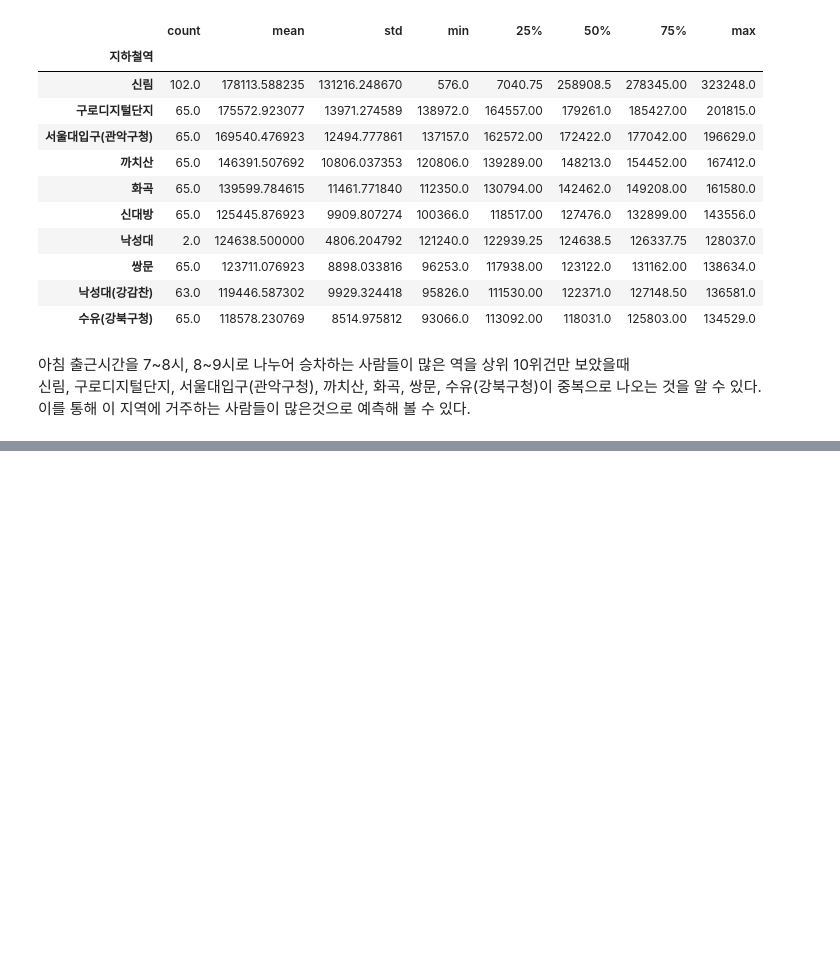
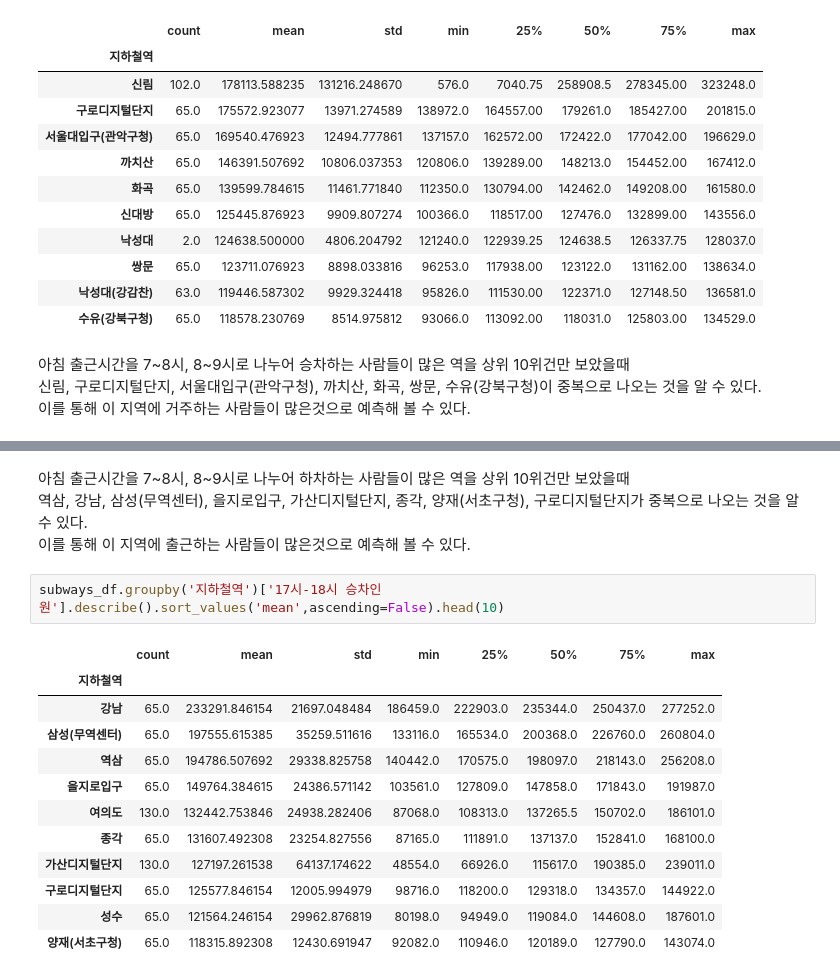
Before and after one commit to Telkem/hipython_rep, a Jupyter notebook: 2_data_anal_subways/보고서.ipynb, the cells around one changed output, grey strips where cells are left out. Saved outputs shown, nothing was run; the diff lists cells and outputs as text; blank space fills up the shorter version.

```diff
--- a/2_data_anal_subways/보고서.ipynb
+++ b/2_data_anal_subways/보고서.ipynb
@@ -123,0 +140,19 @@ subways_df.groupby('지하철역')['08시-09시 승차인원'].describe().sort_v
+# %% [markdown]
+아침 출근시간을 7~8시, 8~9시로 나누어 하차하는 사람들이 많은 역을 상위 10위건만 보았을때<br>
+역삼, 강남, 삼성(무역센터), 을지로입구, 가산디지털단지, 종각, 양재(서초구청), 구로디지털단지가 중복으로 나오는 것을 알 수 있다.<br>
+이를 통해 이 지역에 출근하는 사람들이 많은것으로 예측해 볼 수 있다.
+# %%
+subways_df.groupby('지하철역')['17시-18시 승차인원'].describe().sort_values('mean',ascending=False).head(10)
+# %% [output]
+|  | count | mean | std | min | 25% | 50% | 75% | max |
+| 지하철역 |  |  |  |  |  |  |  |  |
+| 강남 | 65.0 | 233291.846154 | 21697.048484 | 186459.0 | 222903.0 | 235344.0 | 250437.0 | 277252.0 |
+| 삼성(무역센터) | 65.0 | 197555.615385 | 35259.511616 | 133116.0 | 165534.0 | 200368.0 | 226760.0 | 260804.0 |
+| 역삼 | 65.0 | 194786.507692 | 29338.825758 | 140442.0 | 170575.0 | 198097.0 | 218143.0 | 256208.0 |
+| 을지로입구 | 65.0 | 149764.384615 | 24386.571142 | 103561.0 | 127809.0 | 147858.0 | 171843.0 | 191987.0 |
+| 여의도 | 130.0 | 132442.753846 | 24938.282406 | 87068.0 | 108313.0 | 137265.5 | 150702.0 | 186101.0 |
+| 종각 | 65.0 | 131607.492308 | 23254.827556 | 87165.0 | 111891.0 | 137137.0 | 152841.0 | 168100.0 |
+| 가산디지털단지 | 130.0 | 127197.261538 | 64137.174622 | 48554.0 | 66926.0 | 115617.0 | 190385.0 | 239011.0 |
+| 구로디지털단지 | 65.0 | 125577.846154 | 12005.994979 | 98716.0 | 118200.0 | 129318.0 | 134357.0 | 144922.0 |
+| 성수 | 65.0 | 121564.246154 | 29962.876819 | 80198.0 | 94949.0 | 119084.0 | 144608.0 | 187601.0 |
+| 양재(서초구청) | 65.0 | 118315.892308 | 12430.691947 | 92082.0 | 110946.0 | 120189.0 | 127790.0 | 143074.0 |
```
Also changed, not shown: parts of 8 cells of this notebook, 1 other file.
